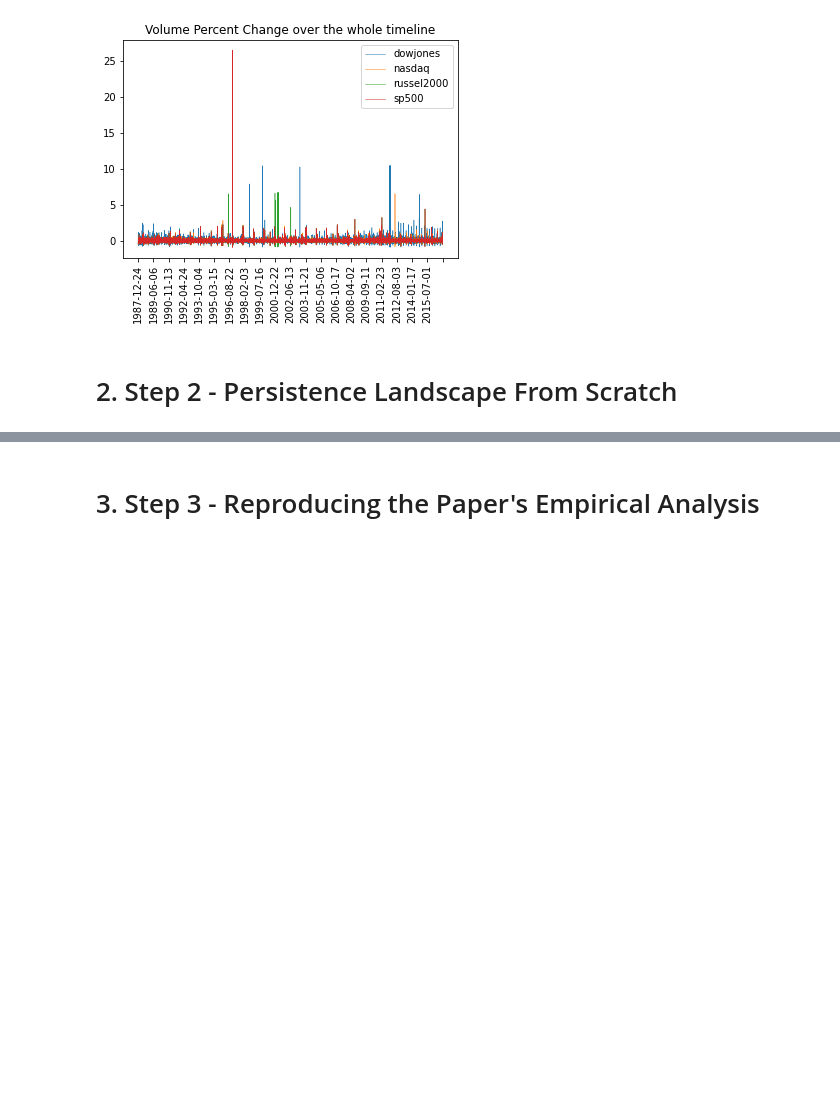
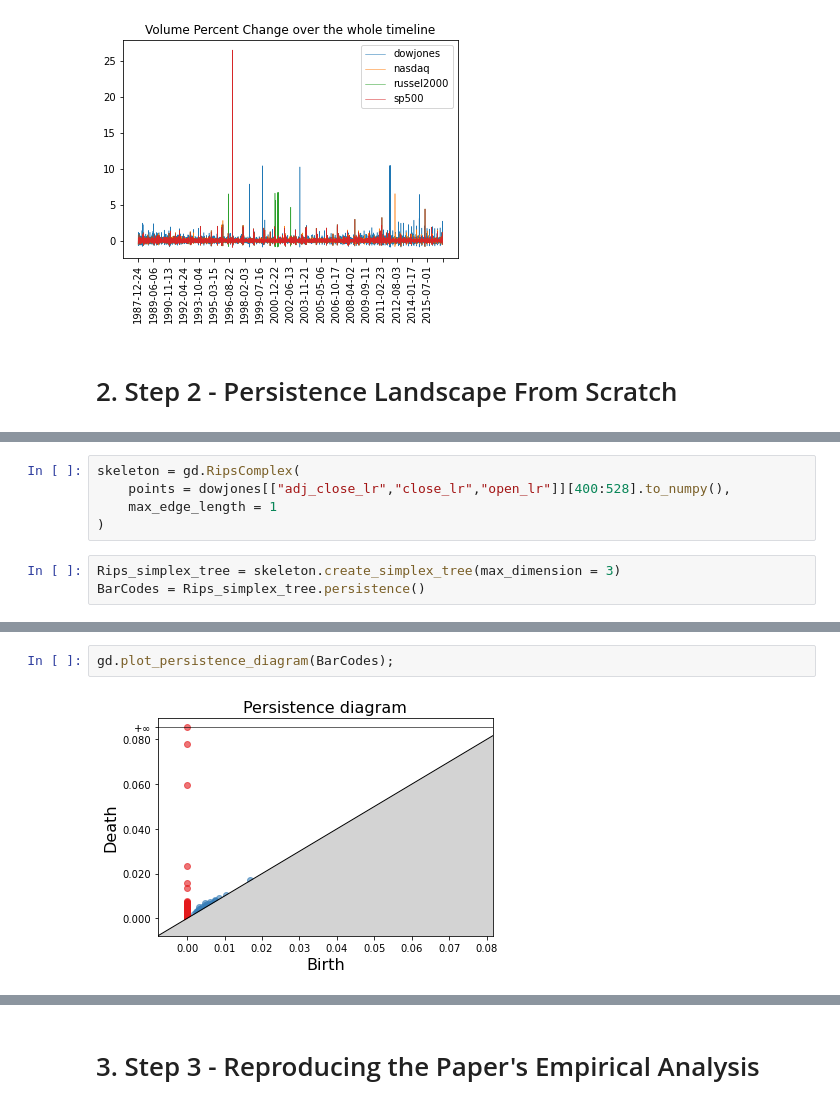
Before and after one commit to qlero/financial_crisis_prediction_homology, a Jupyter notebook: persistent_homology_TS.ipynb, the cells around one changed output, grey strips where cells are left out. Drawn from its saved outputs; the diff is of its cells as text; blank space fills up the shorter version.

```diff
--- a/persistent_homology_TS.ipynb
+++ b/persistent_homology_TS.ipynb
@@ -295,0 +321,8 @@ x.shape
+# %%
+skeleton = gd.RipsComplex(
+    points = dowjones[["adj_close_lr","close_lr","open_lr"]][400:528].to_numpy(),
+    max_edge_length = 1
+)
+# %%
+Rips_simplex_tree = skeleton.create_simplex_tree(max_dimension = 3)
+BarCodes = Rips_simplex_tree.persistence()
@@ -295,0 +383,4 @@ x.shape
+# %%
+gd.plot_persistence_diagram(BarCodes);
+# %% [output]
+[figure, added]
```
Also changed, not shown: parts of 14 cells of this notebook, 2 other files.
